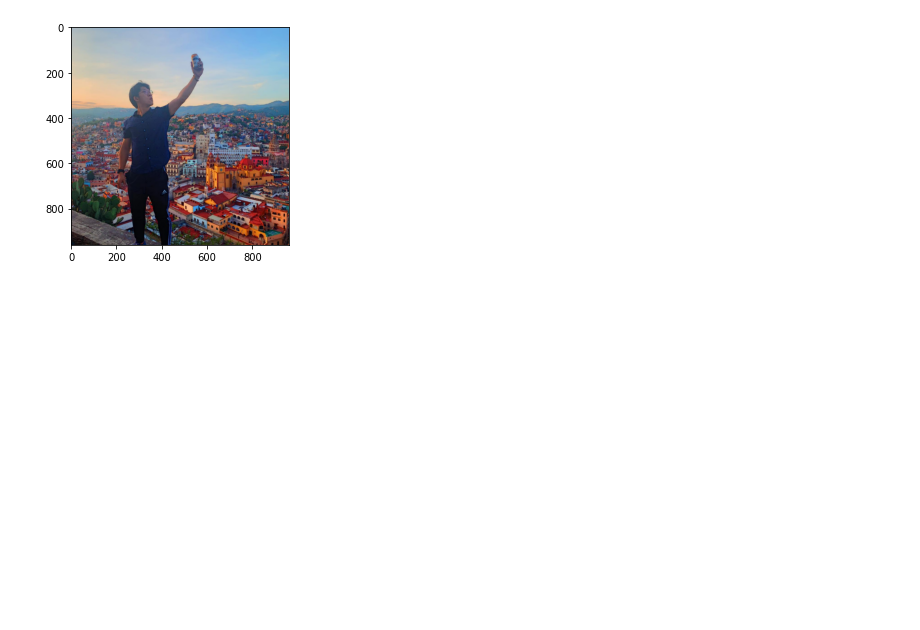
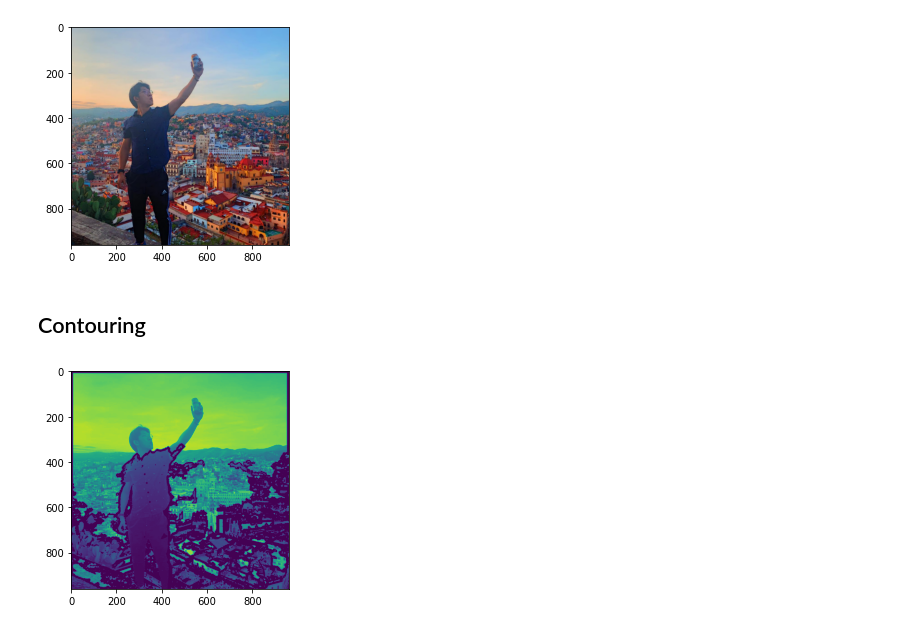
Before and after one commit to nobobobo/ml-handson, a Jupyter notebook: OpenCV_demo.ipynb, the cells around one changed output. Cells and saved outputs as stored; diff of their text form; code cells hidden in the pictures; blank space fills up the shorter version.

```diff
--- a/OpenCV_demo.ipynb
+++ b/OpenCV_demo.ipynb
@@ -221,3 +221,15 @@ plt.imshow(result_img)
 plt.show()
 # %% [output]
 [figure]
+# %% [markdown]
+## Contouring
+# %%
+retval, thresh = cv2.threshold(img_gray, 88, 255, 0)
+contours, hierarchy = cv2.findContours(thresh, cv2.RETR_EXTERNAL, cv2.CHAIN_APPROX_SIMPLE)
+
+result_img = cv2.drawContours(img_gray, contours, -1, (0, 0, 255), 3)
+
+plt.imshow(result_img)
+plt.show()
+# %% [output]
+[figure, added]
```
